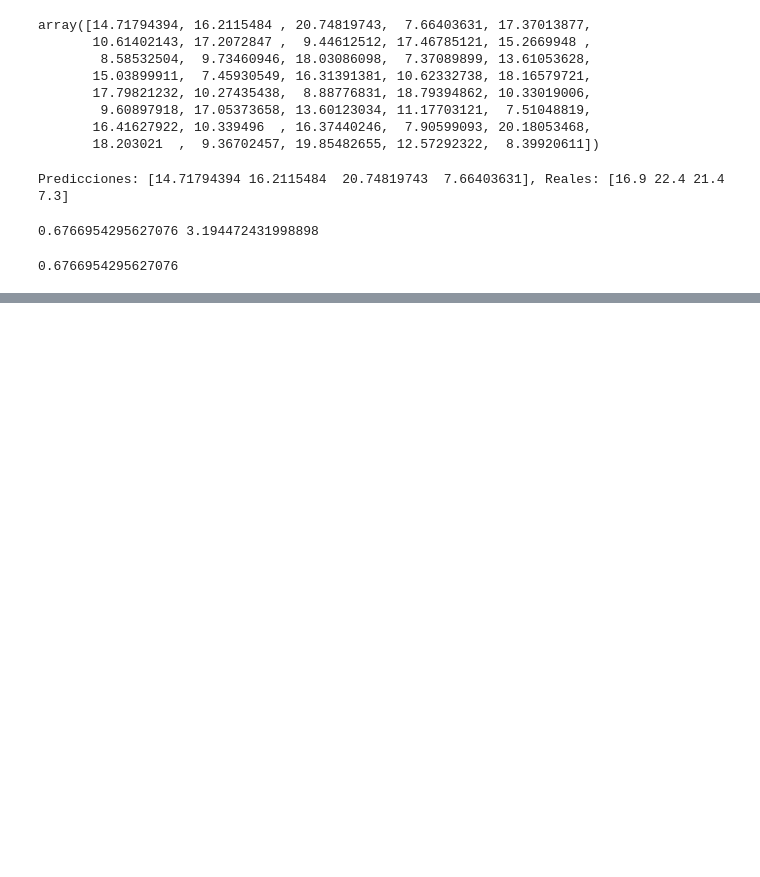
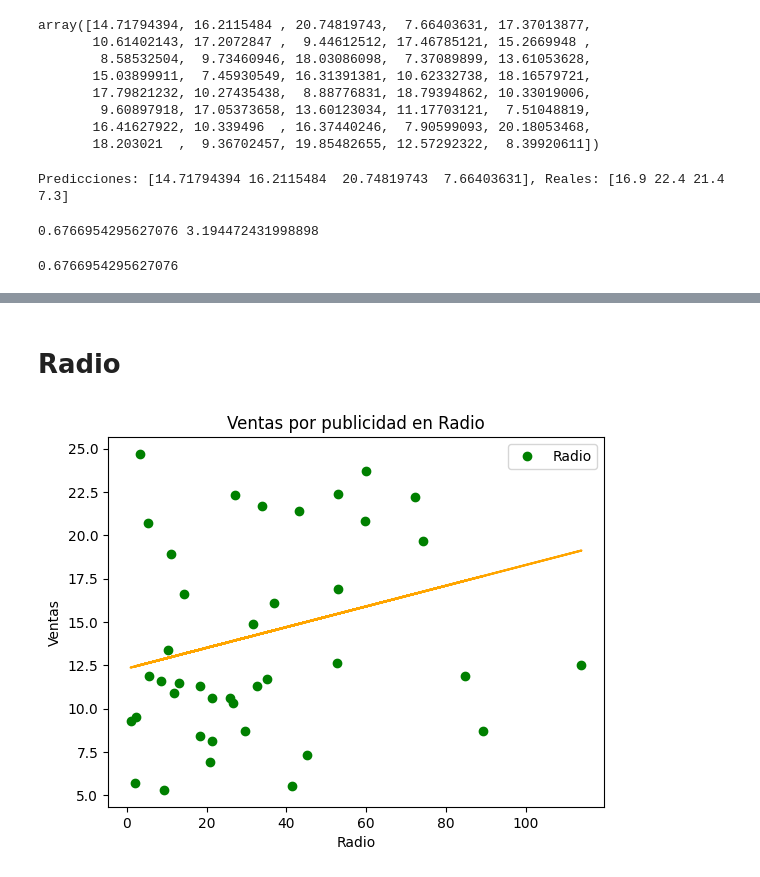
Before and after one commit to jeo20/inset_colab, a Jupyter notebook: Regresión_lineal.ipynb, the cells around one changed output, grey strips where cells are left out. Cells and saved outputs as stored; diff of their text form; code cells hidden in the pictures; blank space fills up the shorter version.

```diff
--- a/Regresión_lineal.ipynb
+++ b/Regresión_lineal.ipynb
@@ -134,0 +154,18 @@ plt.show()
+# %% [markdown]
+# **Radio**
+# %%
+X_radio = data['radio'].values.reshape(-1, 1)
+X_train_radio, X_test_radio, y_train_radio, y_test_radio = train_test_split(X_radio, y, test_size=0.2, random_state=42)
+line_reg_radio = LinearRegression()
+line_reg_radio.fit(X_train_radio, y_train_radio)
+y_pred_radio = line_reg_radio.predict(X_test_radio)
+
+plt.plot(X_test_radio, y_test_radio, 'bo', label='Radio', color='green')
+plt.plot(X_test_radio, y_pred_radio.reshape(-1, 1), color='orange')  # Línea naranja
+plt.xlabel('Radio')
+plt.ylabel('Ventas')
+plt.title('Ventas por publicidad en Radio')
+plt.legend()
+plt.show()
+# %% [output]
+[figure, added]
```
Also changed, not shown: parts of 8 cells of this notebook.
